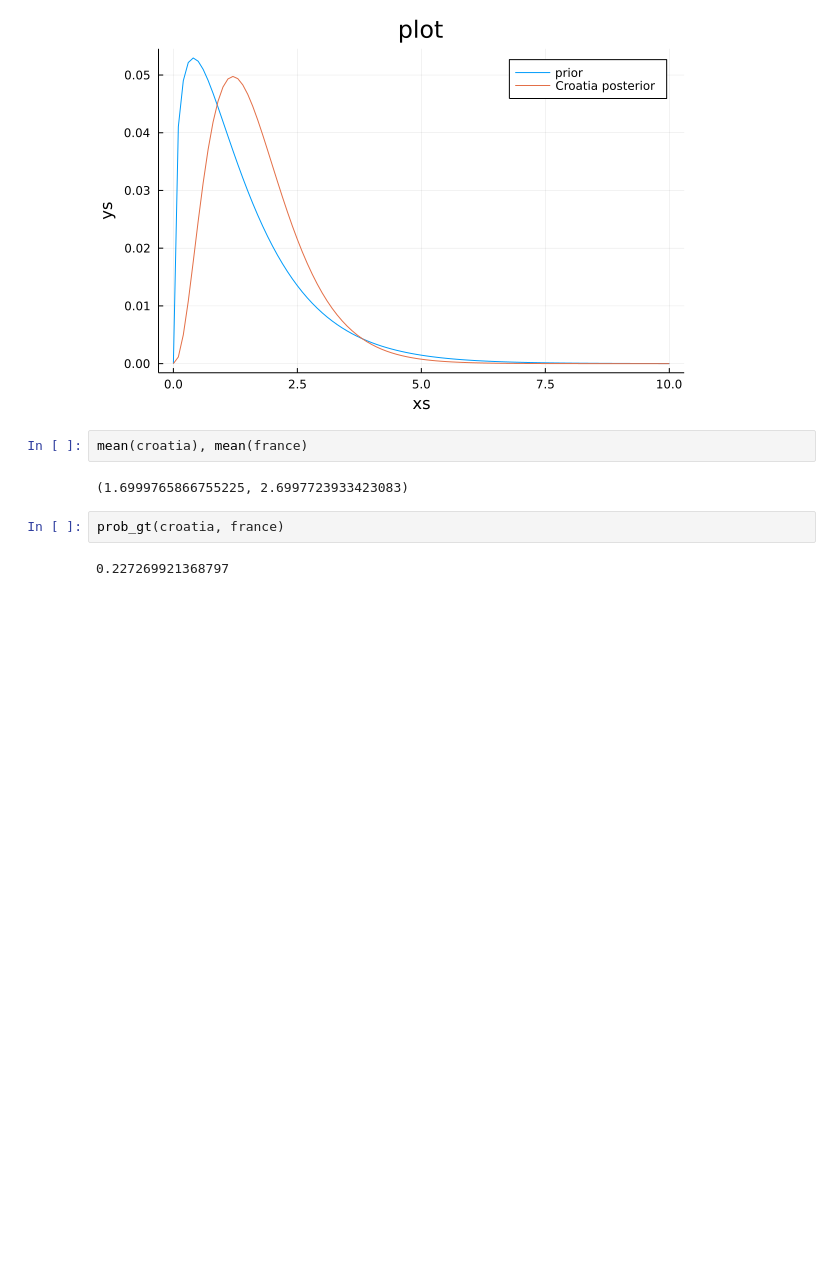
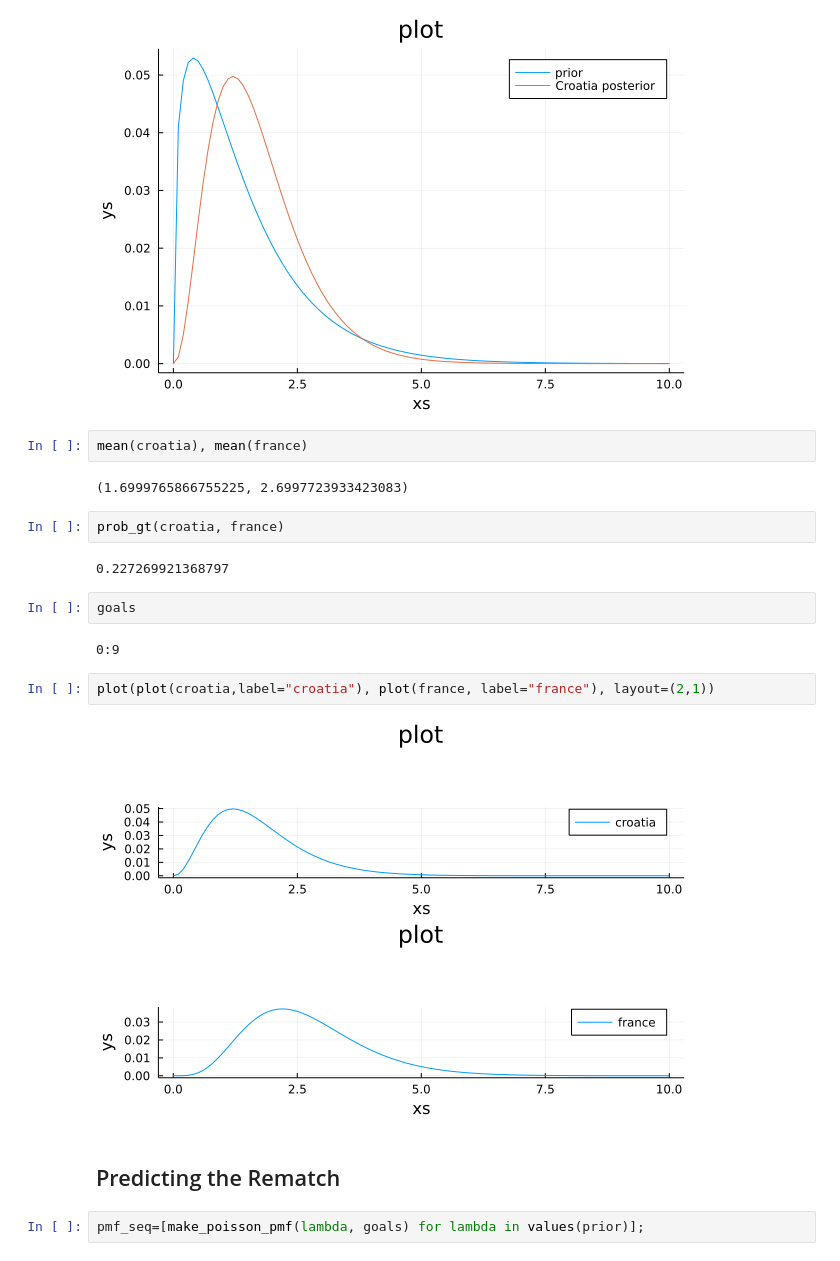
Before and after one commit to bwanab/ThinkBayes.jl, a Jupyter notebook: notebooks/think_bayes_in_julia_chapter_8.ipynb, the cells around one changed output. Cells and saved outputs as stored; diff of their text form; blank space fills up the shorter version.

```diff
--- a/notebooks/think_bayes_in_julia_chapter_8.ipynb
+++ b/notebooks/think_bayes_in_julia_chapter_8.ipynb
@@ -81,3 +81,15 @@ mean(croatia), mean(france)
 prob_gt(croatia, france)
 # %% [output]
 0.227269921368797
+# %%
+goals
+# %% [output]
+0:9
+# %%
+plot(plot(croatia,label="croatia"), plot(france, label="france"), layout=(2,1))
+# %% [output]
+[figure, added]
+# %% [markdown]
+## Predicting the Rematch
+# %%
+pmf_seq=[make_poisson_pmf(lambda, goals) for lambda in values(prior)];
```
Also changed, not shown: parts of 9 cells of this notebook, 1 other file.
